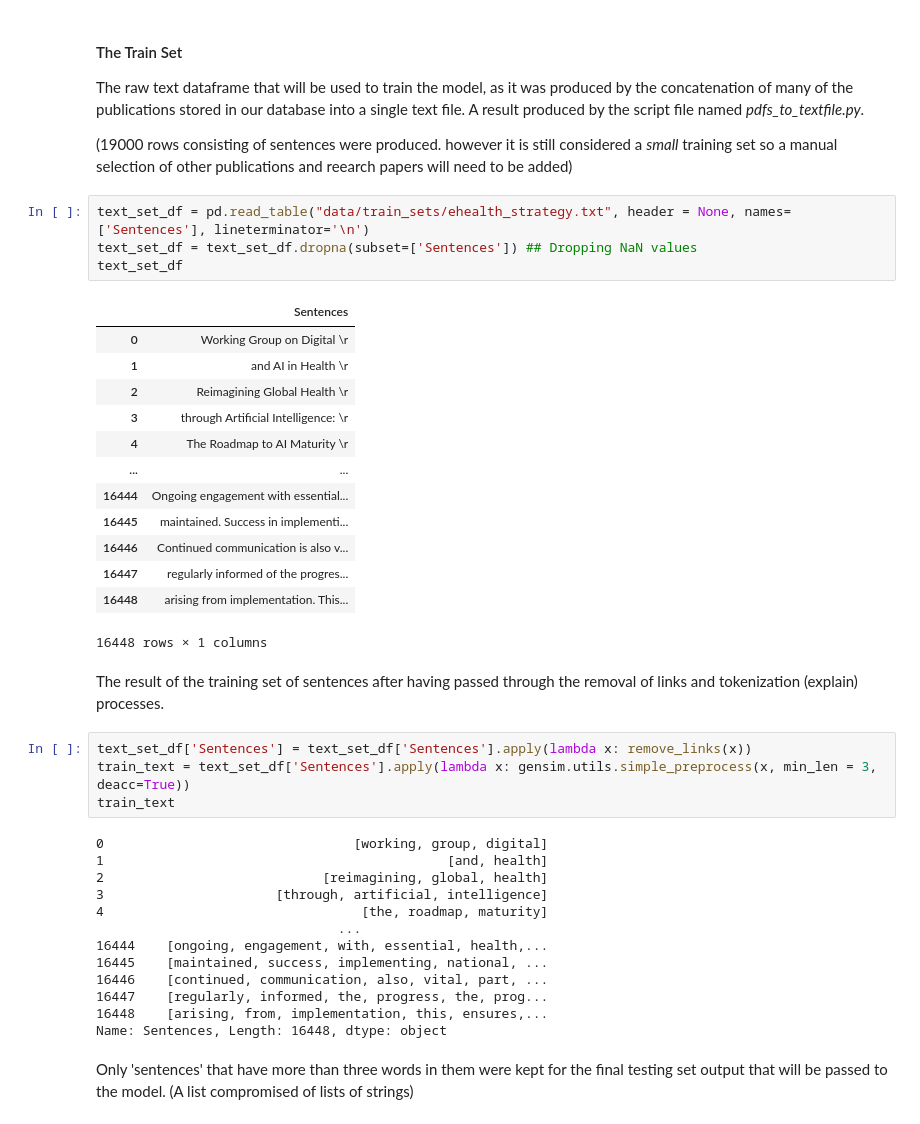
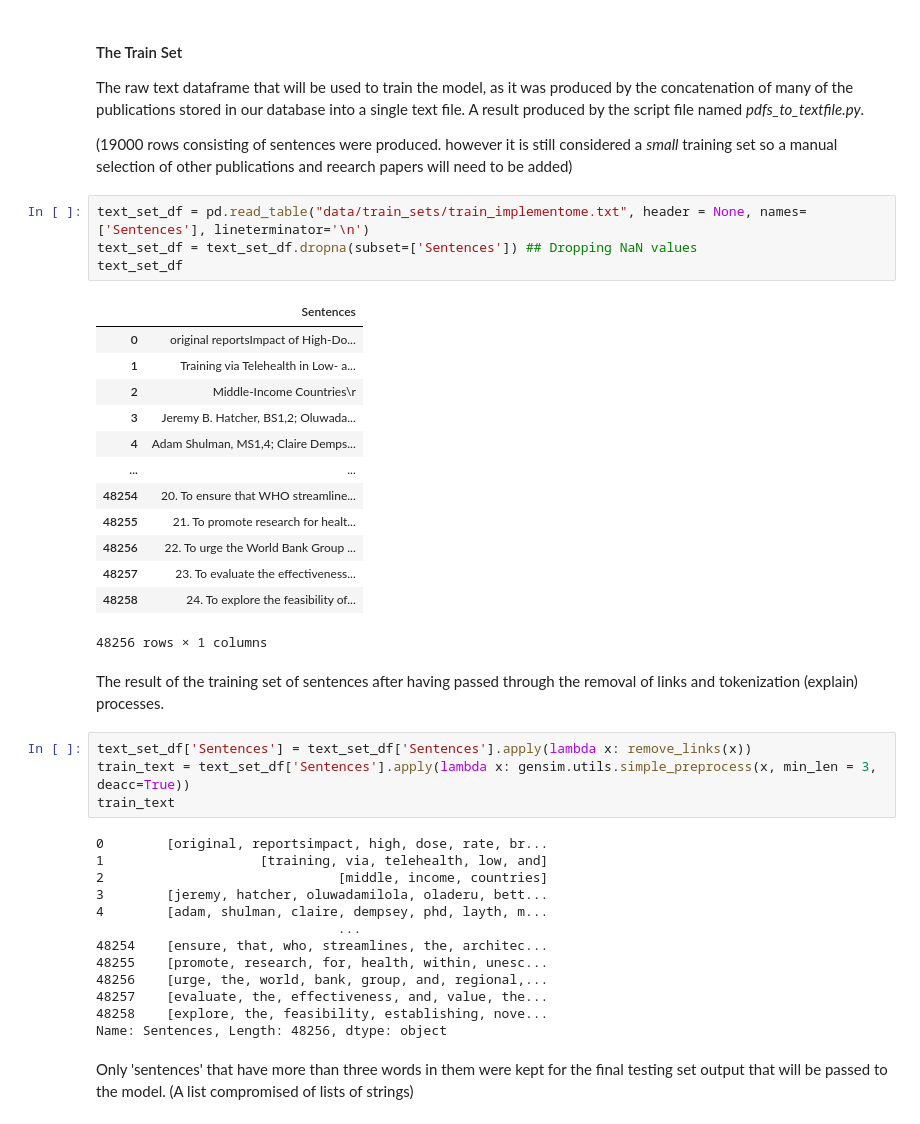
Before and after one commit to mrgeooo14/UNIGE-Master-Thesis, a Jupyter notebook: similarity.ipynb, the cells around one changed output. Saved outputs shown, nothing was run; the diff lists cells and outputs as text.

```diff
--- a/similarity.ipynb
+++ b/similarity.ipynb
@@ -68,23 +68,23 @@ The raw text dataframe that will be used to train the model, as it was produced
 
 (19000 rows consisting of sentences were produced. however it is still considered a *small* training set so a manual selection of other publications and reearch papers will need to be added)
 # %%
-text_set_df = pd.read_table("data/train_sets/ehealth_strategy.txt", header = None, names=['Sentences'], lineterminator='\n')
+text_set_df = pd.read_table("data/train_sets/train_implementome.txt", header = None, names=['Sentences'], lineterminator='\n')
 text_set_df = text_set_df.dropna(subset=['Sentences']) ## Dropping NaN values
 text_set_df
 # %% [output]
 |  | Sentences |
-| 0 | Working Group on Digital \r |
-| 1 | and AI in Health \r |
-| 2 | Reimagining Global Health \r |
-| 3 | through Artificial Intelligence: \r |
-| 4 | The Roadmap to AI Maturity \r |
+| 0 | original reportsImpact of High-Do... |
+| 1 | Training via Telehealth in Low- a... |
+| 2 | Middle-Income Countries\r |
+| 3 | Jeremy B. Hatcher, BS1,2; Oluwada... |
+| 4 | Adam Shulman, MS1,4; Claire Demps... |
 | ... | ... |
-| 16444 | Ongoing engagement with essential... |
-| 16445 | maintained. Success in implementi... |
-| 16446 | Continued communication is also v... |
-| 16447 | regularly informed of the progres... |
-| 16448 | arising from implementation. This... |
+| 48254 | 20. To ensure that WHO streamline... |
+| 48255 | 21. To promote research for healt... |
+| 48256 | 22. To urge the World Bank Group ... |
+| 48257 | 23. To evaluate the effectiveness... |
+| 48258 | 24. To explore the feasibility of... |
-16448 rows × 1 columns
+48256 rows × 1 columns
 # %% [markdown]
 The result of the training set of sentences after having passed through the removal of links and tokenization (explain) processes.
 # %%
@@ -92,18 +92,18 @@ text_set_df['Sentences'] = text_set_df['Sentences'].apply(lambda x: remove_links
 train_text = text_set_df['Sentences'].apply(lambda x: gensim.utils.simple_preprocess(x, min_len = 3, deacc=True))
 train_text
 # %% [output]
-0                                [working, group, digital]
-1                                            [and, health]
-2                            [reimagining, global, health]
-3                      [through, artificial, intelligence]
-4                                 [the, roadmap, maturity]
+0        [original, reportsimpact, high, dose, rate, br...
+1                    [training, via, telehealth, low, and]
+2                              [middle, income, countries]
+3        [jeremy, hatcher, oluwadamilola, oladeru, bett...
+4        [adam, shulman, claire, dempsey, phd, layth, m...
                                ...
-16444    [ongoing, engagement, with, essential, health,...
-16445    [maintained, success, implementing, national, ...
-16446    [continued, communication, also, vital, part, ...
-16447    [regularly, informed, the, progress, the, prog...
-16448    [arising, from, implementation, this, ensures,...
-Name: Sentences, Length: 16448, dtype: object
+48254    [ensure, that, who, streamlines, the, architec...
+48255    [promote, research, for, health, within, unesc...
+48256    [urge, the, world, bank, group, and, regional,...
+48257    [evaluate, the, effectiveness, and, value, the...
+48258    [explore, the, feasibility, establishing, nove...
+Name: Sentences, Length: 48256, dtype: object
 # %% [markdown]
 Only 'sentences' that have more than three words in them were kept for the final testing set output that will be passed to the model. (A list compromised of lists of strings)
 # %%
```
Also changed, not shown: parts of 21 cells of this notebook, 1 other file.
